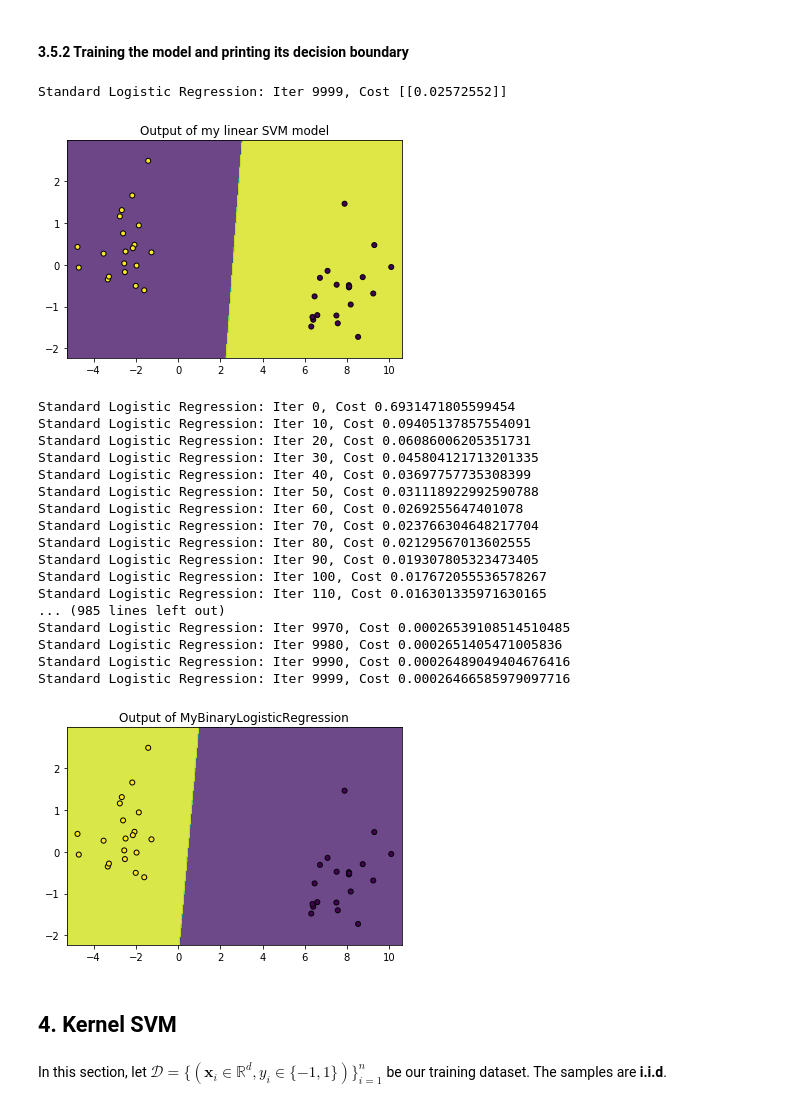
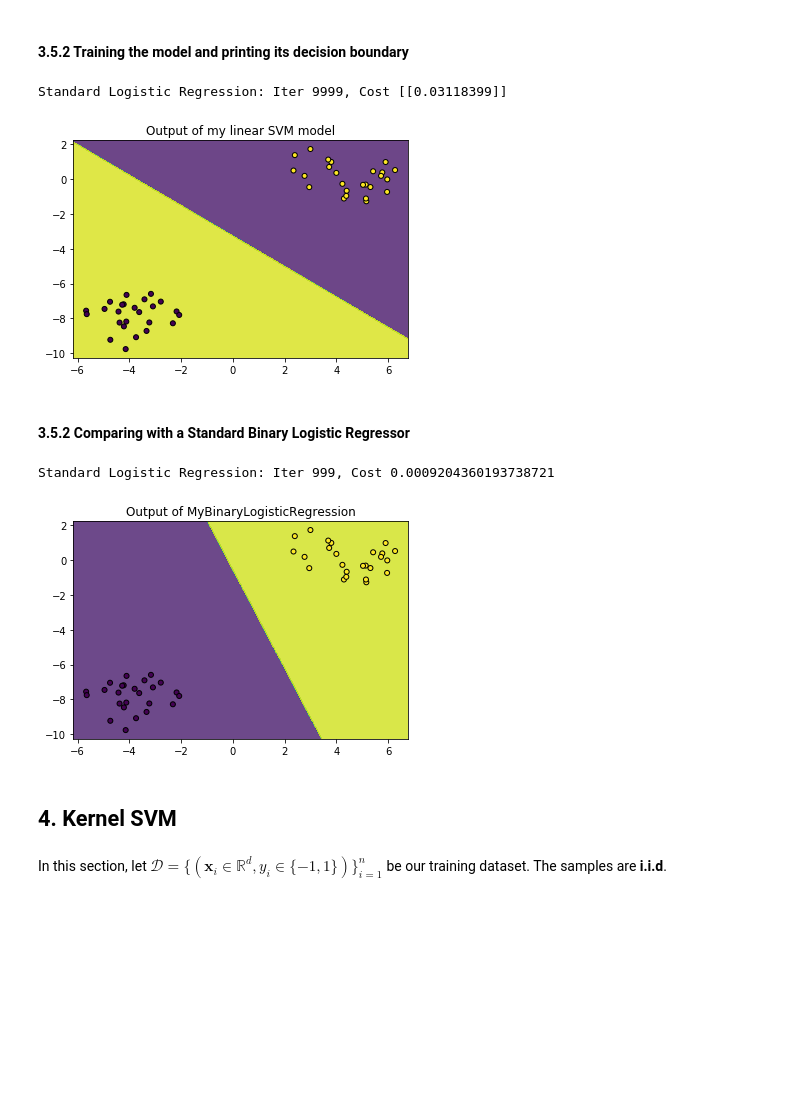
Before and after one commit to Taib/Introduction-to-ML, a Jupyter notebook: Lect_02.ipynb, the cells around one changed output. Drawn from its saved outputs; the diff is of its cells as text; code cells hidden in the pictures; blank space fills up the shorter version.

```diff
--- a/Lect_02.ipynb
+++ b/Lect_02.ipynb
@@ -897,7 +940,7 @@ X, y = make_blobs(n_samples=40, centers=2)
 #### 3.4.3 Creating the SVM classifier (SVC) and training
 # %%
 clf = svm.SVC(kernel='linear', C=1000)
-clf.fit(X, y)
+clf.fit(X_lsvm, y_lsvm)
 # %% [output]
 SVC(C=1000, break_ties=False, cache_size=200, class_weight=None, coef0=0.0,
     decision_function_shape='ovr', degree=3, gamma='scale', kernel='linear',
@@ -986,15 +1029,22 @@ class MyLinearSVM:
         return grads, cost
 
     def activation(self, X):
+        """
+            Computing the prediction rule of the SVM
+
+            X: (np-array), shape=(n_samples x n_feats)
+                data matrix
+
+        """
         return np.sign(np.dot(self.w, X.T) + self.b)
 
     def fit(self, X, y):
         """
             Training the model
 
-            X: (array, n_samples x n_feats)
+            X: (np-array), shape=(n_samples x n_feats)
                 data matrix
-            y: (array, n_samples)
+            y: (np-array), shape=(n_samples)
                 targets
         """
         assert len(np.unique(y)) == 2, "More than two labels in y %s"%(np.unique(y))
@@ -1038,7 +1088,7 @@ class MyLinearSVM:
         """
             Predicting the probabilities
 
-            X: (array, n_samples x n_feats)
+            X: (np-array), shape=(n_samples x n_feats)
                 data matrix
         """
         return self.activation(X)
@@ -1047,48 +1097,32 @@ class MyLinearSVM:
         """
             computing the accuracy of the model
 
-            X: (array, n_samples x n_feats)
+            X: (np-array), shape=(n_samples x n_feats)
                 data matrix
-            y: (array, n_sample)
-                targets
         """
         pred = self.predict(X)
         return (pred == y).mean()
 # %% [markdown]
 #### 3.5.2 Training the model and printing its decision boundary
 # %%
-my_lsvm = MyLinearSVM(10000, 0.01, 0.1)
-my_lsvm.fit(X, y)
-print_decision(X, my_lsvm, "Output of my linear SVM model")
+my_lsvm = MyLinearSVM(10000, 0.01, 10)
+my_lsvm.fit(X_lsvm, y_lsvm)
+print_decision(X_lsvm, y_lsvm, my_lsvm, "Output of my linear SVM model")
 # %% [output]
-Standard Logistic Regression: Iter 9999, Cost [[0.02572552]]
+Standard Logistic Regression: Iter 9999, Cost [[0.03118399]]
-[figure, old version]
+[figure, new version]
+# %% [markdown]
+#### 3.5.2 Comparing with a Standard Binary Logistic Regressor
 # %%
-my_blr = MyBinaryLogisticRegression(2, 10000, 0.1, r_lambda=0)
+my_blr = MyBinaryLogisticRegression(1000, 0.1, r_lambda=0)
 # %%
-my_blr.fit(X, y)
-print_decision(X, my_blr, "Output of MyBinaryLogisticRegression")
+my_blr.fit(X_lsvm, y_lsvm)
+print_decision(X_lsvm, y_lsvm, my_blr, "Output of MyBinaryLogisticRegression")
 # %% [output]
-Standard Logistic Regression: Iter 0, Cost 0.6931471805599454
-Standard Logistic Regression: Iter 10, Cost 0.09405137857554091
-Standard Logistic Regression: Iter 20, Cost 0.06086006205351731
-Standard Logistic Regression: Iter 30, Cost 0.045804121713201335
-Standard Logistic Regression: Iter 40, Cost 0.03697757735308399
-Standard Logistic Regression: Iter 50, Cost 0.031118922992590788
-Standard Logistic Regression: Iter 60, Cost 0.0269255647401078
-Standard Logistic Regression: Iter 70, Cost 0.023766304648217704
-Standard Logistic Regression: Iter 80, Cost 0.02129567013602555
-Standard Logistic Regression: Iter 90, Cost 0.019307805323473405
-Standard Logistic Regression: Iter 100, Cost 0.017672055536578267
-Standard Logistic Regression: Iter 110, Cost 0.016301335971630165
-... (985 lines left out)
-Standard Logistic Regression: Iter 9970, Cost 0.00026539108514510485
-Standard Logistic Regression: Iter 9980, Cost 0.0002651405471005836
-Standard Logistic Regression: Iter 9990, Cost 0.00026489049404676416
-Standard Logistic Regression: Iter 9999, Cost 0.00026466585979097716
+Standard Logistic Regression: Iter 999, Cost 0.0009204360193738721
-[figure, old version]
+[figure, new version]
 # %% [markdown]
-## 4. Kernel SVM
+## 4. <a class="anchor" id="ksvm">Kernel SVM</a>
 # %% [markdown]
 In this section, let $\mathcal{D} = \{(\mathbf{x}_i \in \mathbb{R}^d, y_i \in \{-1, 1\})\}_{i=1}^n$ be our training dataset. The samples are **i.i.d**.
 # %% [markdown]
```
Also changed, not shown: parts of 77 cells of this notebook, 4 other files.
